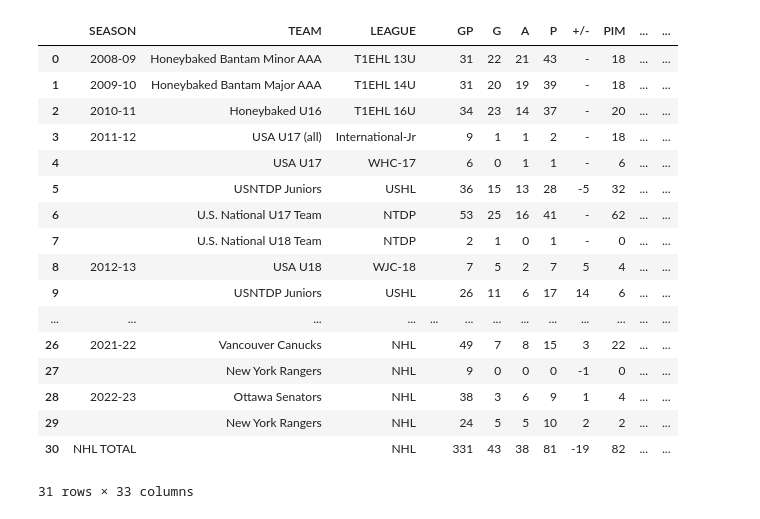
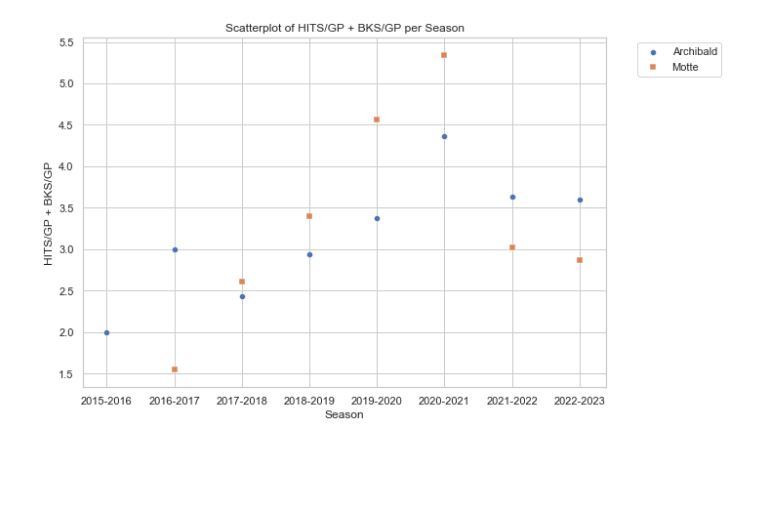
Before and after one commit to jesseplamondon/Motte_Archibald_Comparison_project, a Jupyter notebook: Motte_Archbald_Project/Motte_Archibald_Comparison.ipynb, the cells around one changed output. Drawn from its saved outputs; the diff is of its cells as text; code cells hidden in the pictures; blank space fills up the shorter version.

```diff
--- a/Motte_Archbald_Project/Motte_Archibald_Comparison.ipynb
+++ b/Motte_Archbald_Project/Motte_Archibald_Comparison.ipynb
@@ -47,21 +0,0 @@ soupdf.reset_index(drop=True, inplace=True)
-# %%
-soupdf2
-# %% [output]
-|  | SEASON | TEAM | LEAGUE |  | GP | G | A | P | +/- | PIM | ... | ... |
-| 0 | 2008-09 | Honeybaked Bantam Minor AAA | T1EHL 13U |  | 31 | 22 | 21 | 43 | - | 18 | ... | ... |
-| 1 | 2009-10 | Honeybaked Bantam Major AAA | T1EHL 14U |  | 31 | 20 | 19 | 39 | - | 18 | ... | ... |
-| 2 | 2010-11 | Honeybaked U16 | T1EHL 16U |  | 34 | 23 | 14 | 37 | - | 20 | ... | ... |
-| 3 | 2011-12 | USA U17 (all) | International-Jr |  | 9 | 1 | 1 | 2 | - | 18 | ... | ... |
-| 4 |  | USA U17 | WHC-17 |  | 6 | 0 | 1 | 1 | - | 6 | ... | ... |
-| 5 |  | USNTDP Juniors | USHL |  | 36 | 15 | 13 | 28 | -5 | 32 | ... | ... |
-| 6 |  | U.S. National U17 Team | NTDP |  | 53 | 25 | 16 | 41 | - | 62 | ... | ... |
-| 7 |  | U.S. National U18 Team | NTDP |  | 2 | 1 | 0 | 1 | - | 0 | ... | ... |
-| 8 | 2012-13 | USA U18 | WJC-18 |  | 7 | 5 | 2 | 7 | 5 | 4 | ... | ... |
-| 9 |  | USNTDP Juniors | USHL |  | 26 | 11 | 6 | 17 | 14 | 6 | ... | ... |
-| ... | ... | ... | ... | ... | ... | ... | ... | ... | ... | ... | ... | ... |
-| 26 | 2021-22 | Vancouver Canucks | NHL |  | 49 | 7 | 8 | 15 | 3 | 22 | ... | ... |
-| 27 |  | New York Rangers | NHL |  | 9 | 0 | 0 | 0 | -1 | 0 | ... | ... |
-| 28 | 2022-23 | Ottawa Senators | NHL |  | 38 | 3 | 6 | 9 | 1 | 4 | ... | ... |
-| 29 |  | New York Rangers | NHL |  | 24 | 5 | 5 | 10 | 2 | 2 | ... | ... |
-| 30 | NHL TOTAL |  | NHL |  | 331 | 43 | 38 | 81 | -19 | 82 | ... | ... |
-31 rows × 33 columns
@@ -67,0 +42,23 @@ soupdf2
+# %%
+# Calculate the sum of 'HITS/GP' and 'BKS/GP' for both dataframes
+archibald['HITS_BKS_SUM'] = archibald['HITS/GP'] + archibald['BKS/GP']
+motte['HITS_BKS_SUM'] = motte['HITS/GP'] + motte['BKS/GP']
+
+# Create a scatterplot for the Archibald DataFrame
+plt.figure(figsize=(10, 6))
+sns.scatterplot(data=archibald, x='Season', y='HITS_BKS_SUM', label='Archibald', marker='o')
+
+# Create a scatterplot for the Motte DataFrame
+sns.scatterplot(data=motte, x='Season', y='HITS_BKS_SUM', label='Motte', marker='s')
+
+plt.xlabel('Season')
+plt.ylabel('HITS/GP + BKS/GP')
+plt.title('Scatterplot of HITS/GP + BKS/GP per Season')
+
+# Set the legend labels
+plt.legend(labels=['Archibald', 'Motte'], bbox_to_anchor=(1.05, 1), loc='upper left')
+
+plt.tight_layout()
+plt.show()
+# %% [output]
+[figure, added]
```
Also changed, not shown: parts of 3 cells of this notebook.
